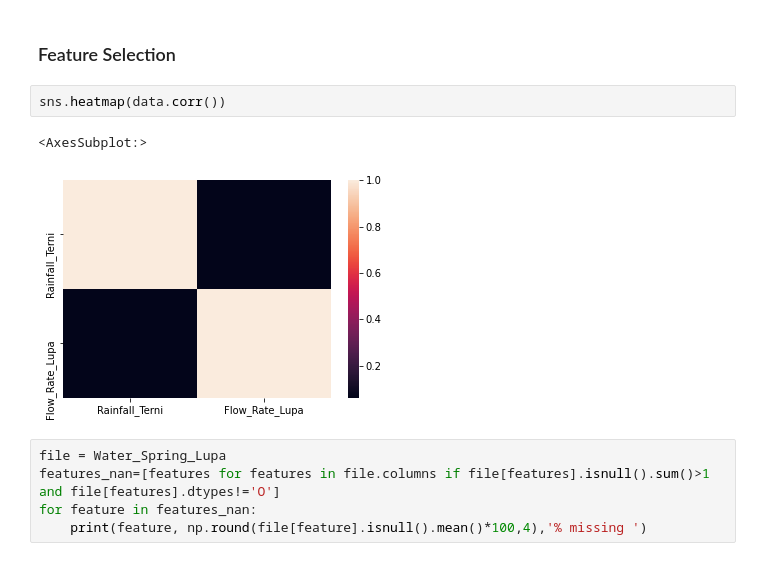
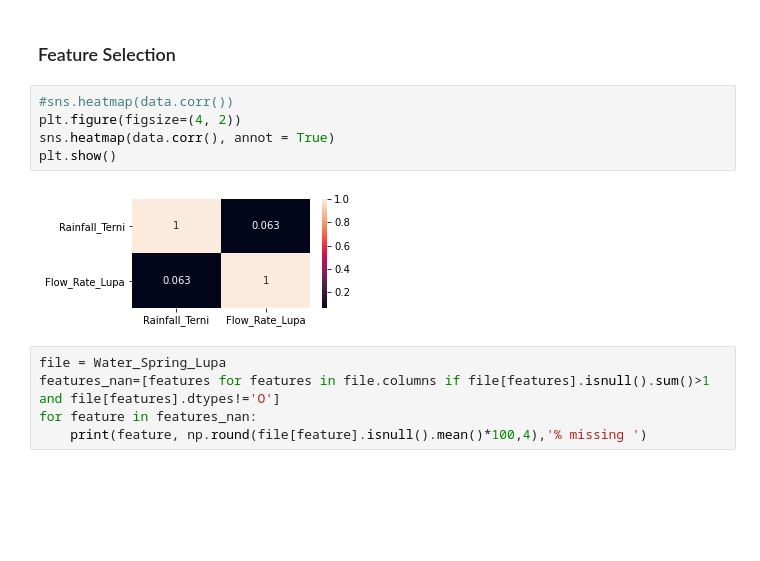
Before and after one commit to Himanth-Venati/Acea_Smart_Water_Analytics_ML, a Jupyter notebook: Acea_Smart_Water_Analytics_River_WS_Lupa.ipynb, the cells around one changed output. Saved outputs shown, nothing was run; the diff lists cells and outputs as text; blank space fills up the shorter version.

```diff
--- a/Acea_Smart_Water_Analytics_River_WS_Lupa.ipynb
+++ b/Acea_Smart_Water_Analytics_River_WS_Lupa.ipynb
@@ -66,11 +66,13 @@ data=Water_Spring_Lupa.copy()
 data.drop('Date',axis=1,inplace=True)
 # %% [markdown]
 ### Feature Selection
-# %%
-sns.heatmap(data.corr())
-# %% [output]
-<AxesSubplot:>
-[figure, removed]
+# %%
+#sns.heatmap(data.corr())
+plt.figure(figsize=(4, 2))
+sns.heatmap(data.corr(), annot = True)
+plt.show()
+# %% [output]
+[figure, added]
 # %%
 file = Water_Spring_Lupa
 features_nan=[features for features in file.columns if file[features].isnull().sum()>1 and file[features].dtypes!='O']
```
Also changed, not shown: parts of 2 cells of this notebook.
